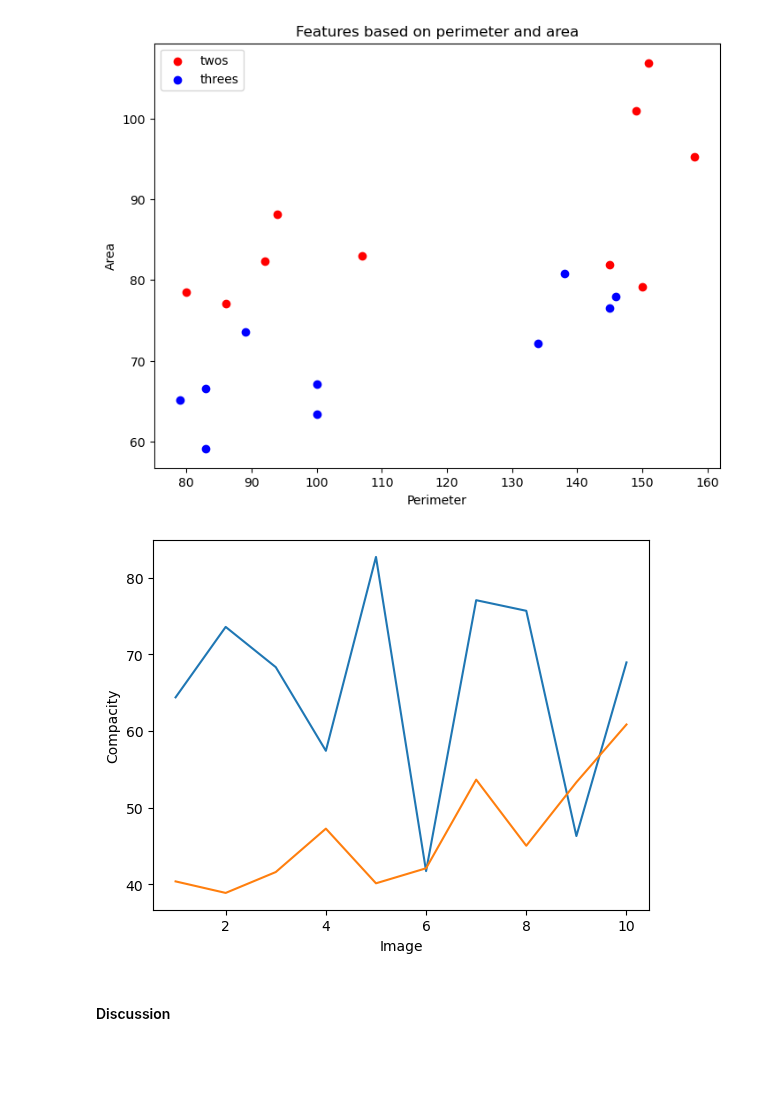
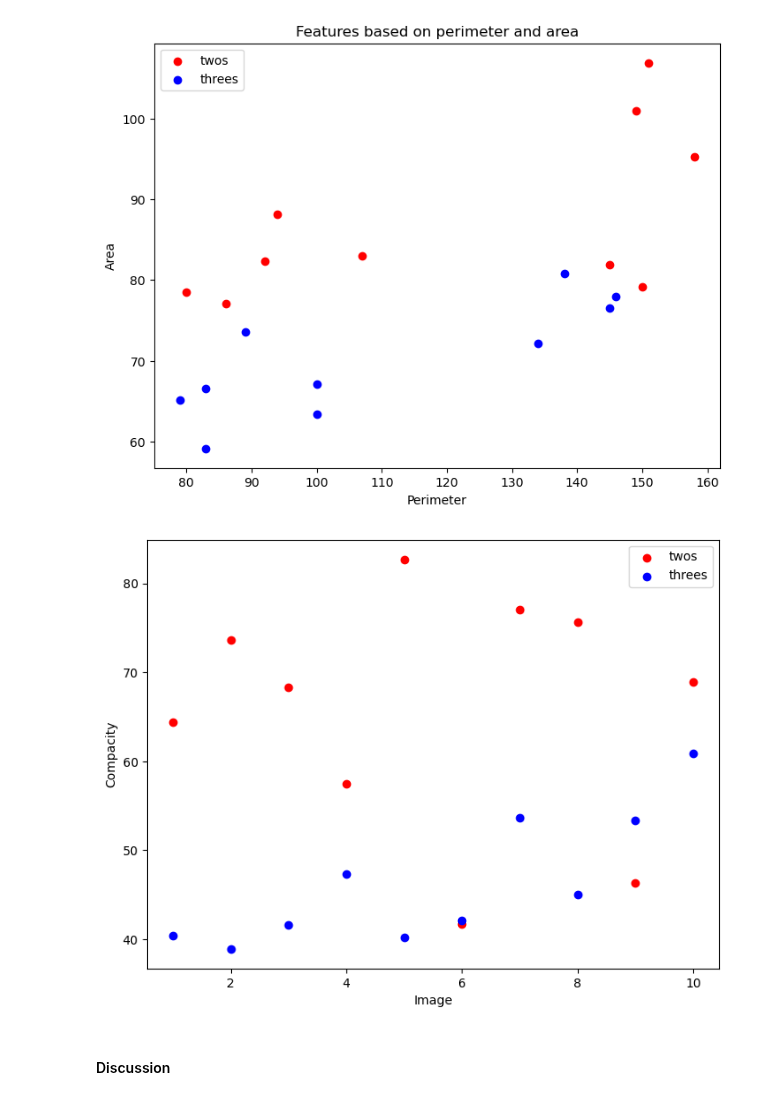
Before and after one commit to mrizaarseven98/do-not-cheat, a Jupyter notebook: labs/lab_02_object_description.ipynb, the cells around one changed output. Saved outputs shown, nothing was run; the diff lists cells and outputs as text; code cells hidden in the pictures; blank space fills up the shorter version.

```diff
--- a/labs/lab_02_object_description.ipynb
+++ b/labs/lab_02_object_description.ipynb
@@ -397,6 +397,3 @@ plt.show()
 # %% [output]
 [figure]
 [figure]
-# %%
-print('H&E is of type {}, has dimensions {}, and a total number of {} elements'.format(type(twos_im_p[0]), twos_im_p[0].shape, twos_im_p[0].size))
-contour = cv2.findContours(np.array(twos_im_p[0], dtype=np.uint8), cv2.RETR_TREE, cv2.CHAIN_APPROX_SIMPLE)
@@ -436,7 +422,7 @@ def calculate_dims(contour):
 def get_contour(image):
     image = np.array(image, dtype=np.uint8)
     contours, hierarchy = cv2.findContours(image, cv2.RETR_EXTERNAL, cv2.CHAIN_APPROX_SIMPLE)
-    return contours
+    return [np.array(contour) for contour in contours]
 
 def calculate_props(images):
     contours_list = []
@@ -460,8 +446,8 @@ def calculate_props(images):
 
     return contours_list, area_list, perimeter_list, compactness_list
 
-tc, ta, tp, cc = calculate_props(twos_im_p)
-thc, tha, thp, chc = calculate_props(threes_im_p)
+tc, ta, tp, tcs = calculate_props(twos_im_p)
+thc, tha, thp, thcs = calculate_props(threes_im_p)
 # %%
 import cv2
 import matplotlib.pyplot as plt
@@ -512,20 +493,21 @@ plt.show()
 # %%
 # TODO: Make the 1D plot of the compacity
 import matplotlib.pyplot as plt
 
 # Create the x and y data
 x = list(range(1, 11))
 
 
-# Plot the data as a line plot
-plt.plot(x, cc)
-plt.plot(x, chc)
-plt.xlabel('Image')
-plt.ylabel('Compacity')
-
+fig = plt.figure()
+ax = fig.add_axes([0,0,1,1])
+ax.scatter(x, tcs, color='r', label='twos')
+ax.scatter(x, thcs, color='b', label='threes')
+ax.legend(loc='best')
+ax.set_xlabel('Image')
+ax.set_ylabel('Compacity')
 plt.show()
 # %% [output]
-[figure, old version]
+[figure, new version]
 # %% [markdown]
 ####  Discussion
 # %% [markdown]
```
Also changed, not shown: parts of 5 cells of this notebook.
